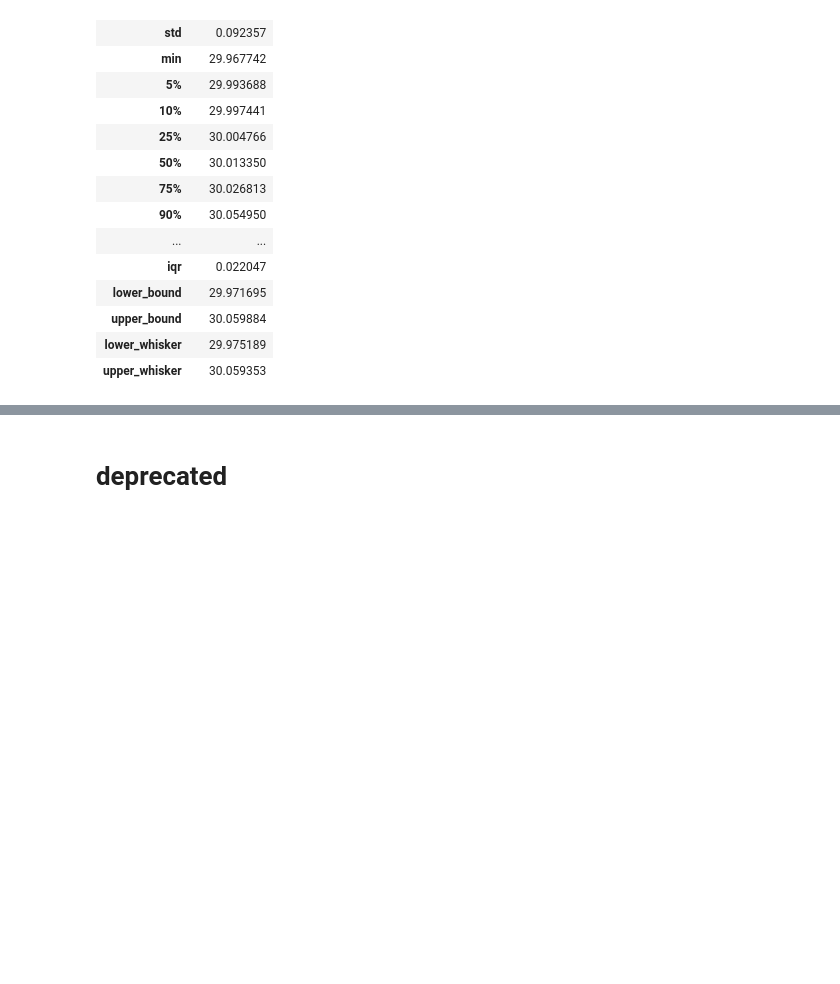
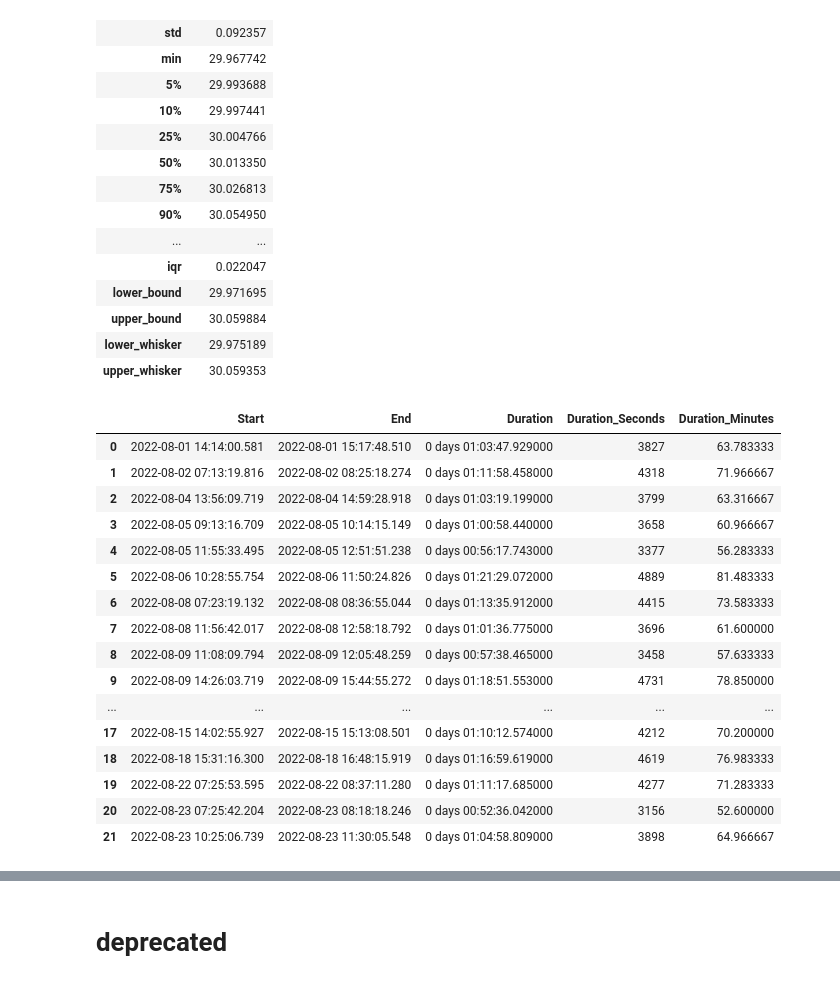
Before and after one commit to visualengineers/reflex-muc-2023, a Jupyter notebook: code/study_frametimes.ipynb, the cells around one changed output, grey strips where cells are left out. Drawn from its saved outputs; the diff is of its cells as text; code cells hidden in the pictures; blank space fills up the shorter version.

Commit message:
experiment duration stats

```diff
--- a/code/study_frametimes.ipynb
+++ b/code/study_frametimes.ipynb
@@ -429,3 +429,33 @@ desc_frametime.T.to_csv(rf'{export_data}desc_stats__frametime.csv', sep=';')
 | upper_bound | 30.059884 |
 | lower_whisker | 29.975189 |
 | upper_whisker | 30.059353 |
+# %%
+proband_times = pd.DataFrame()
+
+proband_times['Start'] = pd.to_datetime(results_experiment[results_experiment['TrialNumber'] == 0].reset_index()['StartDate_DT'])
+proband_times['End'] = pd.to_datetime(results_experiment[results_experiment['TrialNumber'] == 83].reset_index()['CommitResultDate_DT'])
+proband_times['Duration'] = proband_times['End'] - proband_times['Start']
+proband_times['Duration_Seconds'] = proband_times['Duration'].apply(lambda delta: delta.seconds)
+proband_times['Duration_Minutes'] = proband_times['Duration_Seconds'] / 60.0
+
+display(proband_times)
+
+proband_times.to_csv(rf'{export_data}duration_experiment.csv', sep=';')
+# %% [output]
+|  | Start | End | Duration | Duration_Seconds | Duration_Minutes |
+| 0 | 2022-08-01 14:14:00.581 | 2022-08-01 15:17:48.510 | 0 days 01:03:47.929000 | 3827 | 63.783333 |
+| 1 | 2022-08-02 07:13:19.816 | 2022-08-02 08:25:18.274 | 0 days 01:11:58.458000 | 4318 | 71.966667 |
+| 2 | 2022-08-04 13:56:09.719 | 2022-08-04 14:59:28.918 | 0 days 01:03:19.199000 | 3799 | 63.316667 |
+| 3 | 2022-08-05 09:13:16.709 | 2022-08-05 10:14:15.149 | 0 days 01:00:58.440000 | 3658 | 60.966667 |
+| 4 | 2022-08-05 11:55:33.495 | 2022-08-05 12:51:51.238 | 0 days 00:56:17.743000 | 3377 | 56.283333 |
+| 5 | 2022-08-06 10:28:55.754 | 2022-08-06 11:50:24.826 | 0 days 01:21:29.072000 | 4889 | 81.483333 |
+| 6 | 2022-08-08 07:23:19.132 | 2022-08-08 08:36:55.044 | 0 days 01:13:35.912000 | 4415 | 73.583333 |
+| 7 | 2022-08-08 11:56:42.017 | 2022-08-08 12:58:18.792 | 0 days 01:01:36.775000 | 3696 | 61.600000 |
+| 8 | 2022-08-09 11:08:09.794 | 2022-08-09 12:05:48.259 | 0 days 00:57:38.465000 | 3458 | 57.633333 |
+| 9 | 2022-08-09 14:26:03.719 | 2022-08-09 15:44:55.272 | 0 days 01:18:51.553000 | 4731 | 78.850000 |
+| ... | ... | ... | ... | ... | ... |
+| 17 | 2022-08-15 14:02:55.927 | 2022-08-15 15:13:08.501 | 0 days 01:10:12.574000 | 4212 | 70.200000 |
+| 18 | 2022-08-18 15:31:16.300 | 2022-08-18 16:48:15.919 | 0 days 01:16:59.619000 | 4619 | 76.983333 |
+| 19 | 2022-08-22 07:25:53.595 | 2022-08-22 08:37:11.280 | 0 days 01:11:17.685000 | 4277 | 71.283333 |
+| 20 | 2022-08-23 07:25:42.204 | 2022-08-23 08:18:18.246 | 0 days 00:52:36.042000 | 3156 | 52.600000 |
+| 21 | 2022-08-23 10:25:06.739 | 2022-08-23 11:30:05.548 | 0 days 01:04:58.809000 | 3898 | 64.966667 |
```
Also changed, not shown: parts of 1 cell of this notebook, 2 other files.
